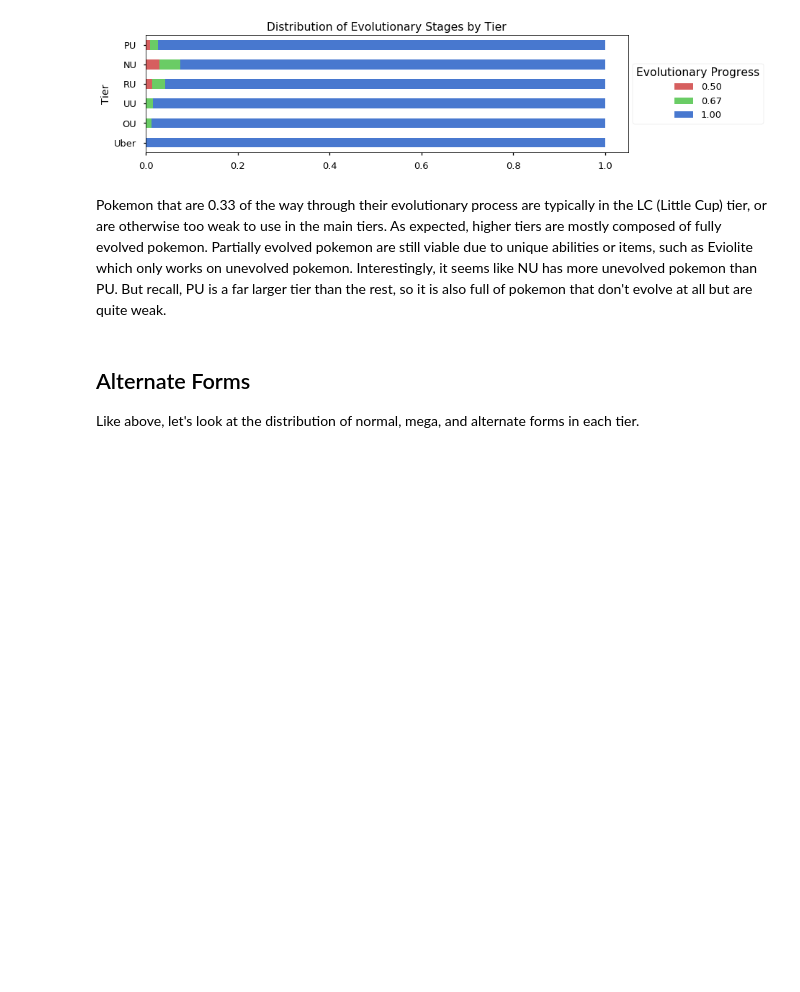
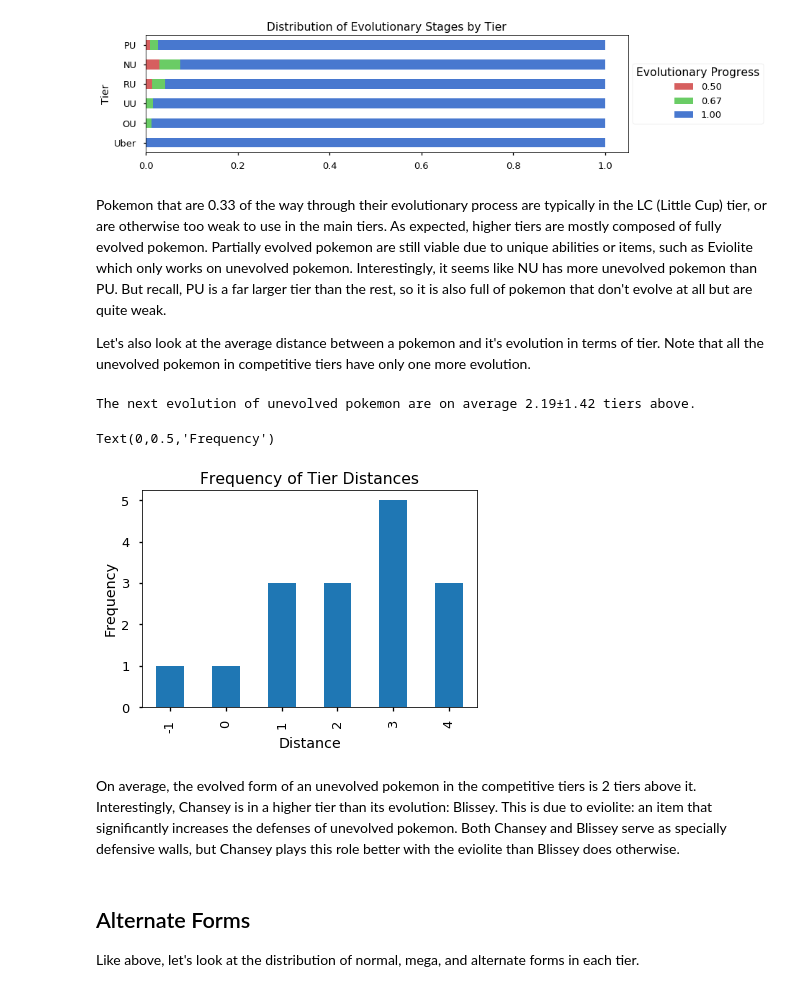
Before and after one commit to n2cholas/pokemon-analysis, a Jupyter notebook: Pokemon-Analysis.ipynb, the cells around one changed output. Saved outputs shown, nothing was run; the diff lists cells and outputs as text; code cells hidden in the pictures; blank space fills up the shorter version.

Commit message:
finished evolutionary analysis

```diff
--- a/Pokemon-Analysis.ipynb
+++ b/Pokemon-Analysis.ipynb
@@ -518,9 +518,7 @@ For the top 200 most common moves, the distribution is less even for the Ubers t
 Based on this information, let's create a feature describing the number of "exclusive" moves a pokemon can learn. This seems to be the only valuable indicator from the moves.
 # %%
 exclusive_moves = set(mdf[mdf['count'] <= 3].index)
-df['num_exclusive'] = 0
-for ind, row in df.iterrows():
-    df.loc[ind, 'num_exclusive'] += len(exclusive_moves.intersection(row.moves))
+df['num_exclusive'] = df.apply(lambda x: len(exclusive_moves.intersection(x['moves'])), axis=1)
 # %% [markdown]
 Before, we visualized for a given move, what the expected percentage of pokemon from each tier learn that move. Now, for each tier, let's see what percentage of pokemon have an exclusive move. We will split up the bars based on how many moves exclusive moves they learn.
 # %%
@@ -594,6 +592,25 @@ plt.legend(loc='center left', bbox_to_anchor=(1.0, 0.5),title='Evolutionary Prog
 [figure]
 # %% [markdown]
 Pokemon that are 0.33 of the way through their evolutionary process are typically in the LC (Little Cup) tier, or are otherwise too weak to use in the main tiers. As expected, higher tiers are mostly composed of fully evolved pokemon. Partially evolved pokemon are still viable due to unique abilities or items, such as Eviolite which only works on unevolved pokemon. Interestingly, it seems like NU has more unevolved pokemon than PU. But recall, PU is a far larger tier than the rest, so it is also full of pokemon that don't evolve at all but are quite weak.
+
+Let's also look at the average distance between a pokemon and it's evolution in terms of tier. Note that all the unevolved pokemon in competitive tiers have only one more evolution.
+# %%
+distdf = df.loc[df['evo_progress'] < 1, ['tier', 'tier_num','next_evos']] #'evo progress',
+distdf['dist'] = distdf.apply(lambda x: x.tier_num - np.max(df.loc[x.next_evos, 'tier_num']), axis=1)
+print('The next evolution of unevolved pokemon are on average {:.2f}±{:.2f} tiers above.'
+      .format(np.mean(distdf['dist']), np.std(distdf['dist'])))
+
+freqdf = distdf.reset_index()
+freqdf = freqdf[['dist', 'tier']].groupby('dist').count().reset_index()#.sort_values('tier_num
+freqdf.columns = ['Distance', 'Count']
+freqdf.set_index('Distance').plot.bar(title='Frequency of Tier Distances', legend=None)
+plt.ylabel('Frequency')
+# %% [output]
+The next evolution of unevolved pokemon are on average 2.19±1.42 tiers above.
+Text(0,0.5,'Frequency')
+[figure, added]
+# %% [markdown]
+On average, the evolved form of an unevolved pokemon in the competitive tiers is 2 tiers above it. Interestingly, Chansey is in a higher tier than its evolution: Blissey. This is due to eviolite: an item that significantly increases the defenses of unevolved pokemon. Both Chansey and Blissey serve as specially defensive walls, but Chansey plays this role better with the eviolite than Blissey does otherwise.
 # %% [markdown]
 ## Alternate Forms <a class="anchor" id="forms"></a>
 
```
Also changed, not shown: parts of 11 cells of this notebook.
